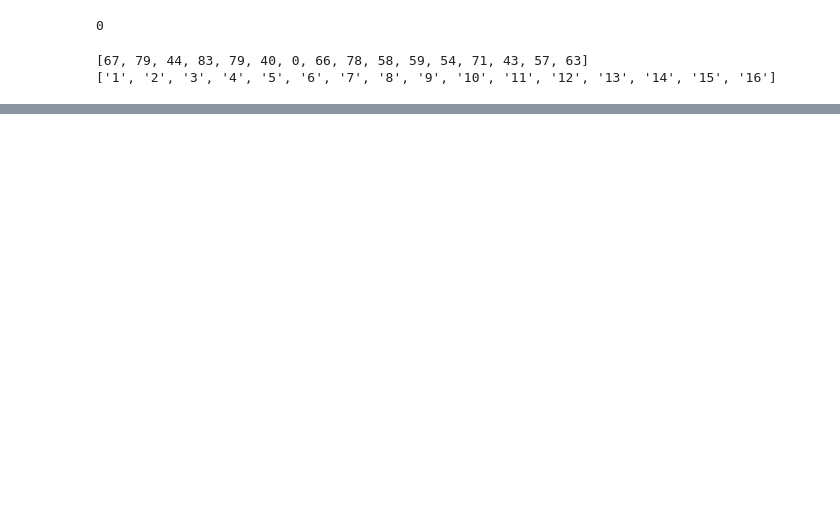
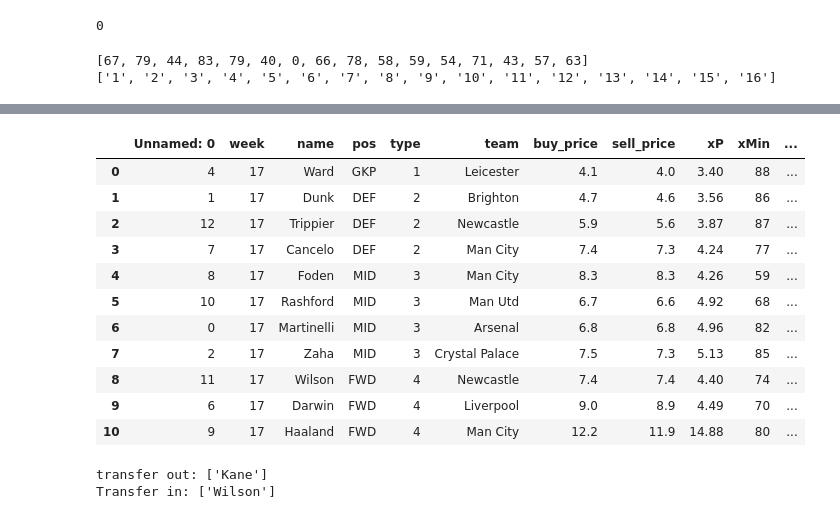
Before and after one commit to eireye/fpl, a Jupyter notebook: Notebook/visualisere.ipynb, the cells around one changed output, grey strips where cells are left out. Cells and saved outputs as stored; diff of their text form; code cells hidden in the pictures; blank space fills up the shorter version.

```diff
--- a/Notebook/visualisere.ipynb
+++ b/Notebook/visualisere.ipynb
@@ -161,0 +275,32 @@ No artists with labels found to put in legend.  Note that artists whose label st
+# %%
+def startlag(data, gameweek):
+   """Henter startelleveren ut i fra optimal plan csv"""
+   startellever= data.loc[(data["week"]==gameweek)& (data['lineup']== 1)]
+   startellever.loc[startellever["captain"]==1, ["xP"]] *=2
+   return startellever
+
+def transfer_in_out(data, gameweek):
+   transferin= data.loc[(data["week"]==gameweek)& (data['transfer_in']== 1), ["name"]].values[0]
+   transferout= data.loc[(data["week"]==gameweek)& (data['transfer_out']== 1), ["name"]].values[0]
+   print (f"transfer out: {transferout}")
+   print (f"Transfer in: {transferin}")
+# %%
+startlag(latest_optimal_plan_data,17)
+# %% [output]
+|  | Unnamed: 0 | week | name | pos | type | team | buy_price | sell_price | xP | xMin | ... |
+| 0 | 4 | 17 | Ward | GKP | 1 | Leicester | 4.1 | 4.0 | 3.40 | 88 | ... |
+| 1 | 1 | 17 | Dunk | DEF | 2 | Brighton | 4.7 | 4.6 | 3.56 | 86 | ... |
+| 2 | 12 | 17 | Trippier | DEF | 2 | Newcastle | 5.9 | 5.6 | 3.87 | 87 | ... |
+| 3 | 7 | 17 | Cancelo | DEF | 2 | Man City | 7.4 | 7.3 | 4.24 | 77 | ... |
+| 4 | 8 | 17 | Foden | MID | 3 | Man City | 8.3 | 8.3 | 4.26 | 59 | ... |
+| 5 | 10 | 17 | Rashford | MID | 3 | Man Utd | 6.7 | 6.6 | 4.92 | 68 | ... |
+| 6 | 0 | 17 | Martinelli | MID | 3 | Arsenal | 6.8 | 6.8 | 4.96 | 82 | ... |
+| 7 | 2 | 17 | Zaha | MID | 3 | Crystal Palace | 7.5 | 7.3 | 5.13 | 85 | ... |
+| 8 | 11 | 17 | Wilson | FWD | 4 | Newcastle | 7.4 | 7.4 | 4.40 | 74 | ... |
+| 9 | 6 | 17 | Darwin | FWD | 4 | Liverpool | 9.0 | 8.9 | 4.49 | 70 | ... |
+| 10 | 9 | 17 | Haaland | FWD | 4 | Man City | 12.2 | 11.9 | 14.88 | 80 | ... |
+# %%
+transfer_in_out(latest_optimal_plan_data,17)
+# %% [output]
+transfer out: ['Kane']
+Transfer in: ['Wilson']
```
Also changed, not shown: parts of 14 cells of this notebook, 7 other files.
